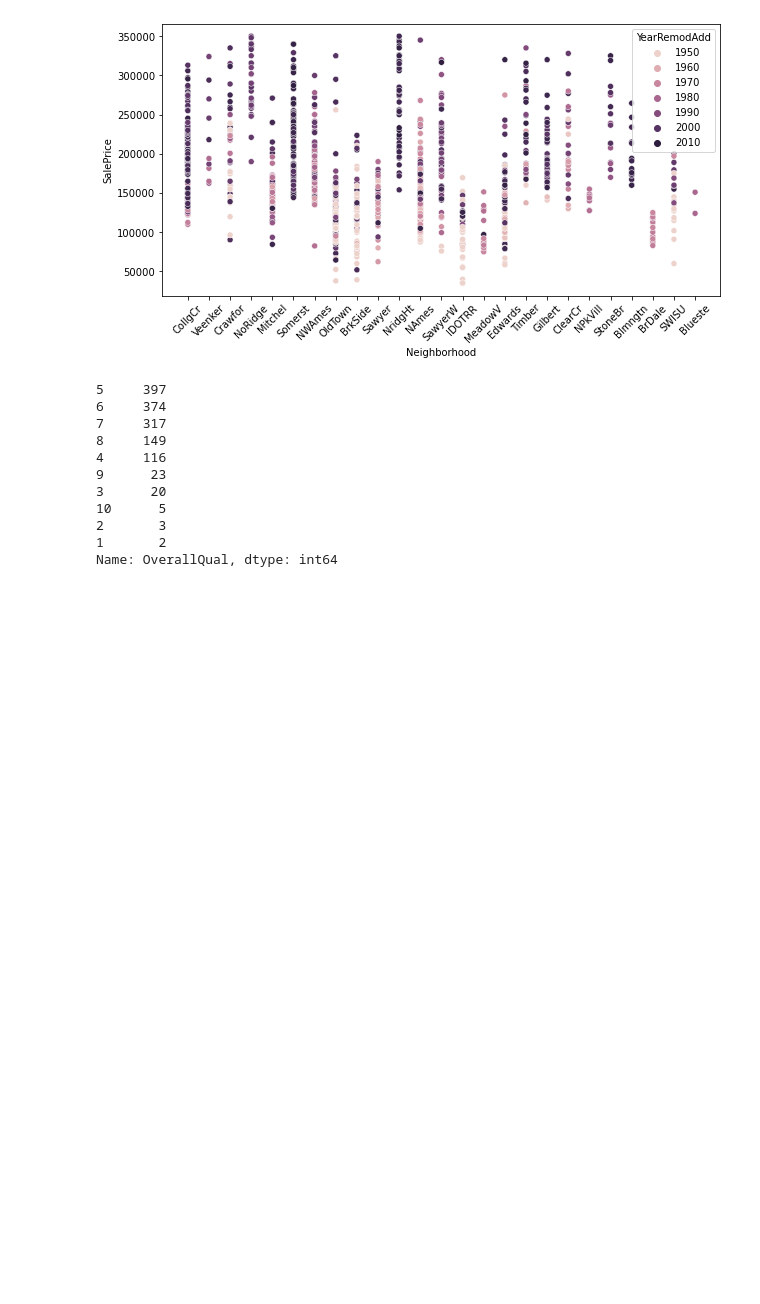
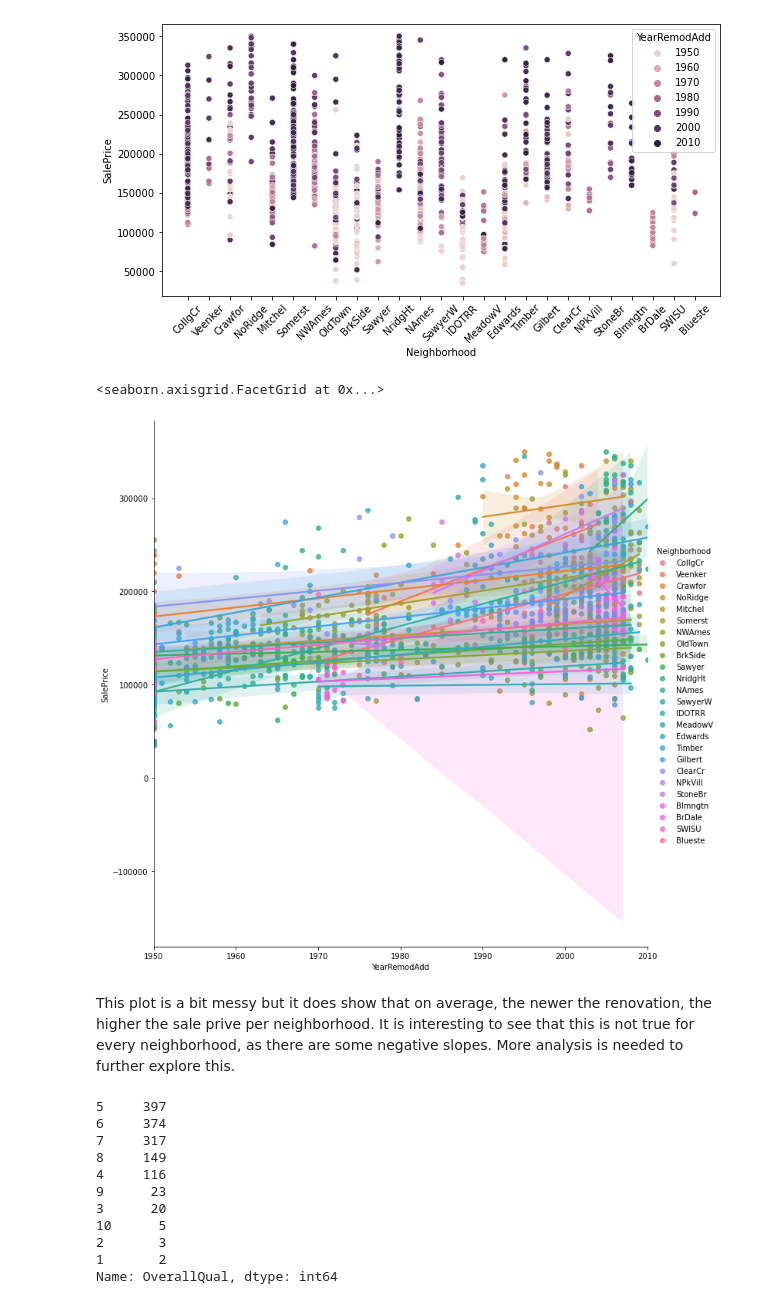
Before and after one commit to erinmcmahon26/Housing-Prices-Regression, a Jupyter notebook: Housing_Prices_EDA_TrainingData.ipynb, the cells around one changed output. Cells and saved outputs as stored; diff of their text form; code cells hidden in the pictures; blank space fills up the shorter version.

```diff
--- a/Housing_Prices_EDA_TrainingData.ipynb
+++ b/Housing_Prices_EDA_TrainingData.ipynb
@@ -365,6 +399,13 @@ ax.tick_params(axis='x', rotation = 45)
 # %% [output]
 <Figure size 720x360 with 0 Axes>
 [figure]
+# %%
+sns.lmplot(x='YearRemodAdd', y='SalePrice', hue='Neighborhood', data=df_lessthen350k, height = 10)
+# %% [output]
+<seaborn.axisgrid.FacetGrid at 0x...>
+[figure, added]
+# %% [markdown]
+This plot is a bit messy but it does show that on average, the newer the renovation, the higher the sale prive per neighborhood. It is interesting to see that this is not true for every neighborhood, as there are some negative slopes. More analysis is needed to further explore this.
 # %%
 df_lessthen350k['OverallQual'].value_counts()
 # %% [output]
```
Also changed, not shown: parts of 30 cells of this notebook.
